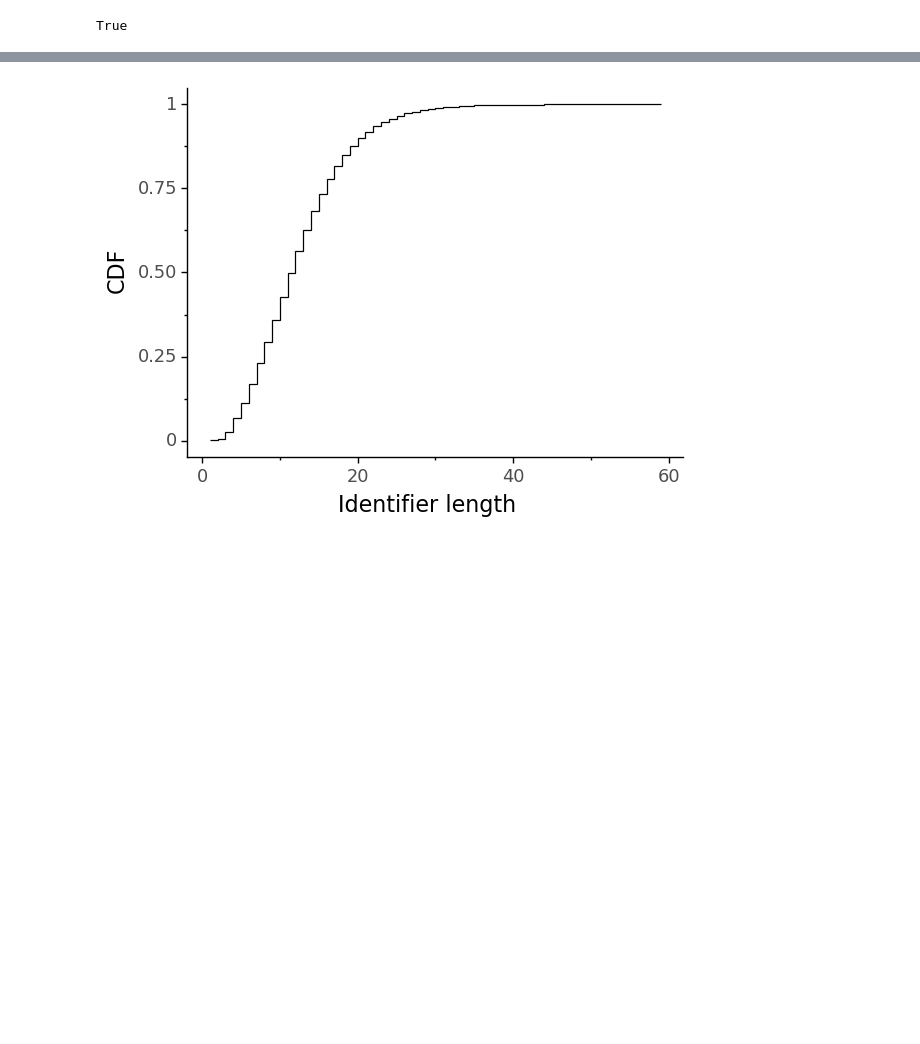
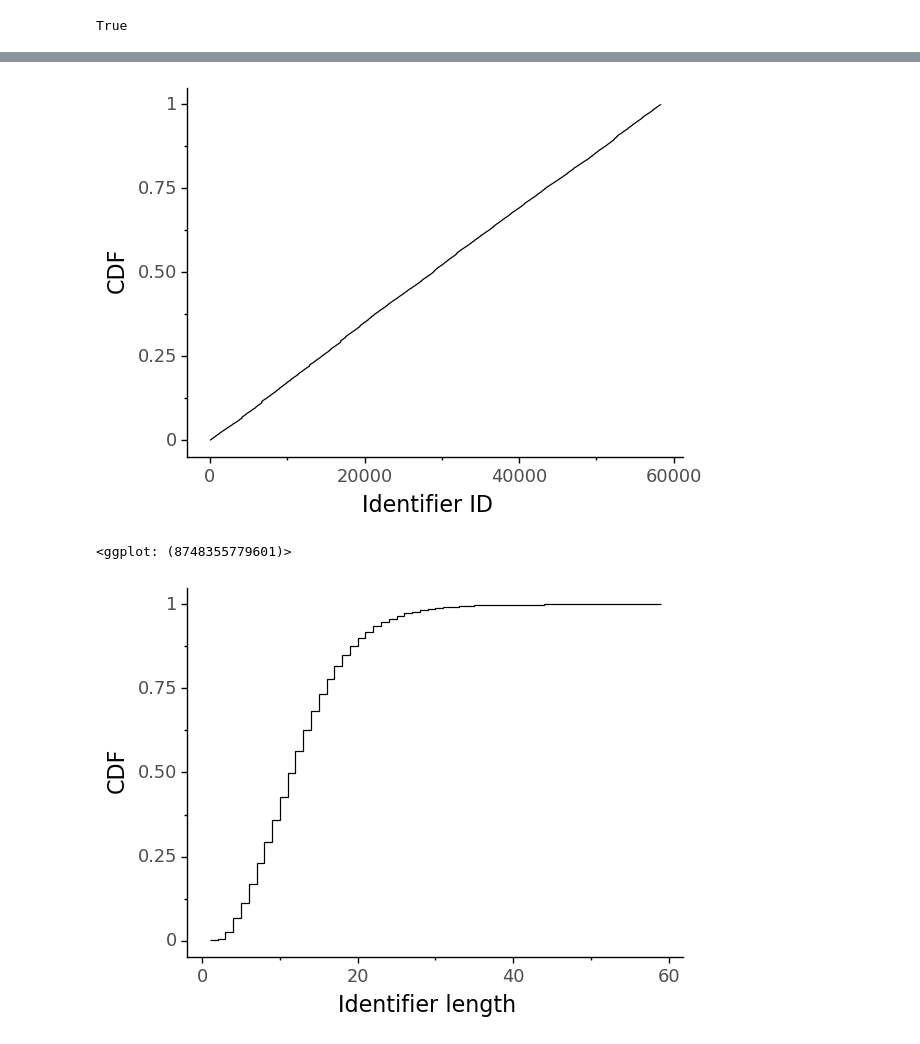
Before and after one commit to parasj/contracode, a Jupyter notebook: nb/dataset_length.ipynb, the cells around one changed output, grey strips where cells are left out. Drawn from its saved outputs; the diff is of its cells as text; code cells hidden in the pictures; blank space fills up the shorter version.

```diff
--- a/nb/dataset_length.ipynb
+++ b/nb/dataset_length.ipynb
@@ -30,3 +53,11 @@ Wall time: 3.96 s
+# %%
+p9.ggplot(
+    data=df,
+    mapping=p9.aes(x='func_name_idx')
+) + p9.stat_ecdf() + p9.xlab('Identifier ID') + p9.ylab('CDF') + p9.theme_classic(16)
+# %% [output]
+[figure, added]
+<ggplot: (8748355779601)>
 # %%
 plt_identifier_len = p9.ggplot(
     data=df,
```
Also changed, not shown: parts of 6 cells of this notebook, 5 other files.
